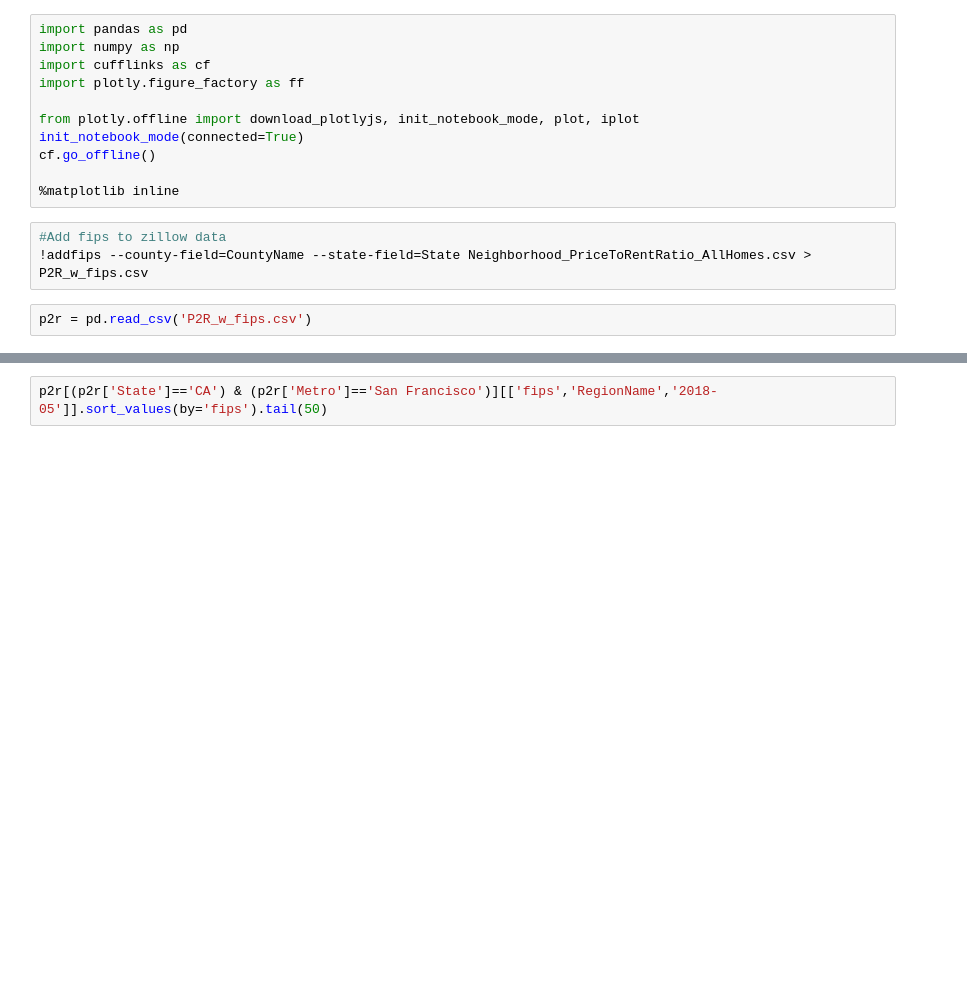
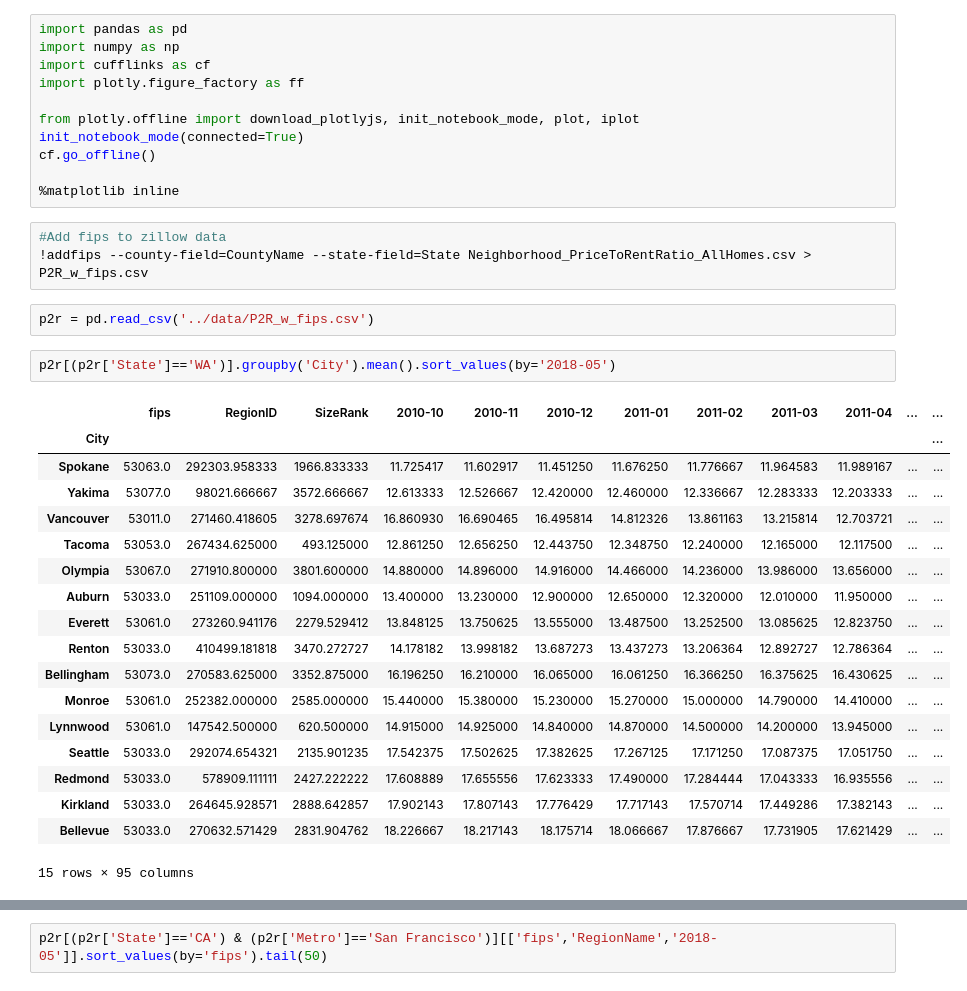
Before and after one commit to alatimer/zillow, a Jupyter notebook: notebooks/P2R Chloropleth.ipynb, the cells around one changed output, grey strips where cells are left out. Saved outputs shown, nothing was run; the diff lists cells and outputs as text; blank space fills up the shorter version.

```diff
--- a/notebooks/P2R Chloropleth.ipynb
+++ b/notebooks/P2R Chloropleth.ipynb
@@ -13,4 +13,25 @@ cf.go_offline()
 #Add fips to zillow data
 !addfips --county-field=CountyName --state-field=State Neighborhood_PriceToRentRatio_AllHomes.csv > P2R_w_fips.csv
 # %%
-p2r = pd.read_csv('P2R_w_fips.csv')
+p2r = pd.read_csv('../data/P2R_w_fips.csv')
+# %%
+p2r[(p2r['State']=='WA')].groupby('City').mean().sort_values(by='2018-05')
+# %% [output]
+|  | fips | RegionID | SizeRank | 2010-10 | 2010-11 | 2010-12 | 2011-01 | 2011-02 | 2011-03 | 2011-04 | ... | ... |
+| City |  |  |  |  |  |  |  |  |  |  |  | ... |
+| Spokane | 53063.0 | 292303.958333 | 1966.833333 | 11.725417 | 11.602917 | 11.451250 | 11.676250 | 11.776667 | 11.964583 | 11.989167 | ... | ... |
+| Yakima | 53077.0 | 98021.666667 | 3572.666667 | 12.613333 | 12.526667 | 12.420000 | 12.460000 | 12.336667 | 12.283333 | 12.203333 | ... | ... |
+| Vancouver | 53011.0 | 271460.418605 | 3278.697674 | 16.860930 | 16.690465 | 16.495814 | 14.812326 | 13.861163 | 13.215814 | 12.703721 | ... | ... |
+| Tacoma | 53053.0 | 267434.625000 | 493.125000 | 12.861250 | 12.656250 | 12.443750 | 12.348750 | 12.240000 | 12.165000 | 12.117500 | ... | ... |
+| Olympia | 53067.0 | 271910.800000 | 3801.600000 | 14.880000 | 14.896000 | 14.916000 | 14.466000 | 14.236000 | 13.986000 | 13.656000 | ... | ... |
+| Auburn | 53033.0 | 251109.000000 | 1094.000000 | 13.400000 | 13.230000 | 12.900000 | 12.650000 | 12.320000 | 12.010000 | 11.950000 | ... | ... |
+| Everett | 53061.0 | 273260.941176 | 2279.529412 | 13.848125 | 13.750625 | 13.555000 | 13.487500 | 13.252500 | 13.085625 | 12.823750 | ... | ... |
+| Renton | 53033.0 | 410499.181818 | 3470.272727 | 14.178182 | 13.998182 | 13.687273 | 13.437273 | 13.206364 | 12.892727 | 12.786364 | ... | ... |
+| Bellingham | 53073.0 | 270583.625000 | 3352.875000 | 16.196250 | 16.210000 | 16.065000 | 16.061250 | 16.366250 | 16.375625 | 16.430625 | ... | ... |
+| Monroe | 53061.0 | 252382.000000 | 2585.000000 | 15.440000 | 15.380000 | 15.230000 | 15.270000 | 15.000000 | 14.790000 | 14.410000 | ... | ... |
+| Lynnwood | 53061.0 | 147542.500000 | 620.500000 | 14.915000 | 14.925000 | 14.840000 | 14.870000 | 14.500000 | 14.200000 | 13.945000 | ... | ... |
+| Seattle | 53033.0 | 292074.654321 | 2135.901235 | 17.542375 | 17.502625 | 17.382625 | 17.267125 | 17.171250 | 17.087375 | 17.051750 | ... | ... |
+| Redmond | 53033.0 | 578909.111111 | 2427.222222 | 17.608889 | 17.655556 | 17.623333 | 17.490000 | 17.284444 | 17.043333 | 16.935556 | ... | ... |
+| Kirkland | 53033.0 | 264645.928571 | 2888.642857 | 17.902143 | 17.807143 | 17.776429 | 17.717143 | 17.570714 | 17.449286 | 17.382143 | ... | ... |
+| Bellevue | 53033.0 | 270632.571429 | 2831.904762 | 18.226667 | 18.217143 | 18.175714 | 18.066667 | 17.876667 | 17.731905 | 17.621429 | ... | ... |
+15 rows × 95 columns
```
Also changed, not shown: parts of 1 cell of this notebook, 1 other file.
